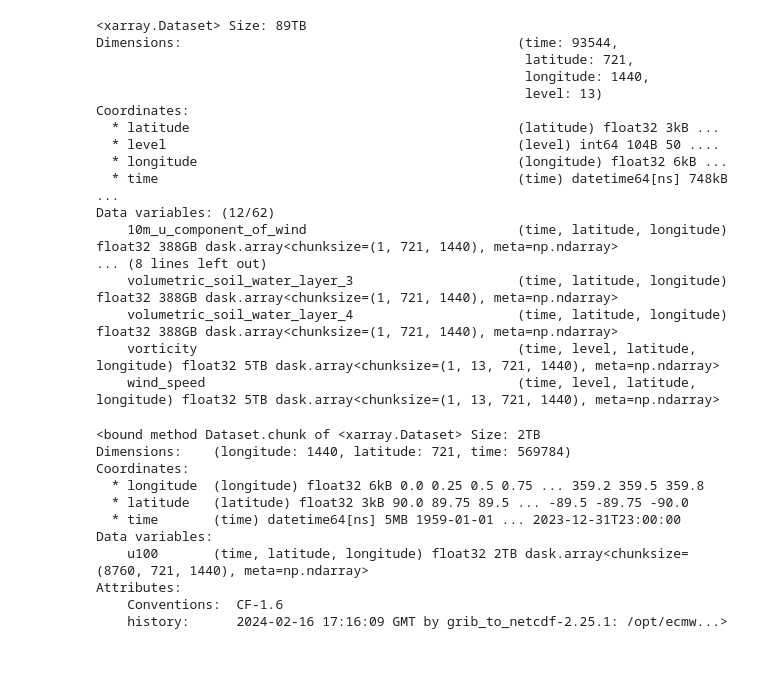
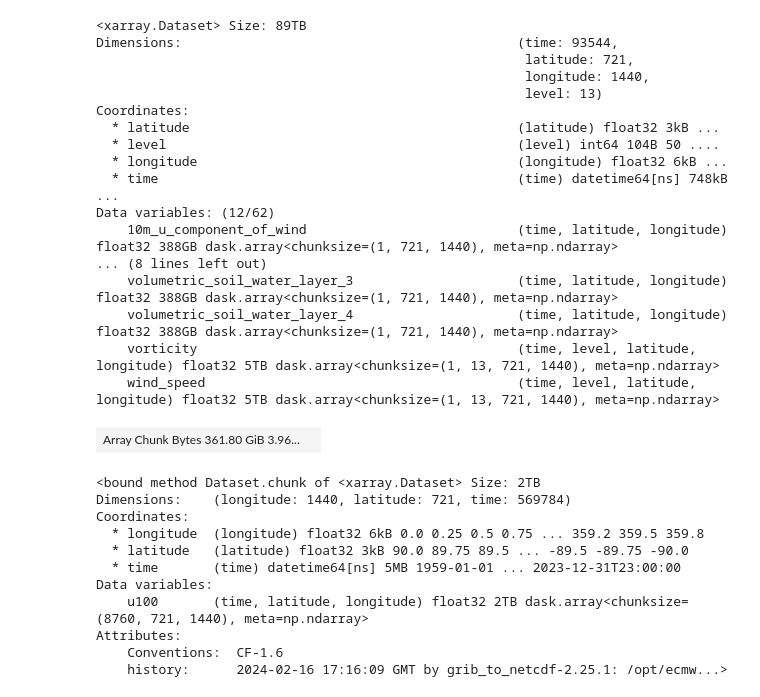
Before and after one commit to Slusny/Modulated-Spherical-Fourier-Neural-Operator, a Jupyter notebook: Test_Zarr.ipynb, the cells around one changed output. Drawn from its saved outputs; the diff is of its cells as text; code cells hidden in the pictures; blank space fills up the shorter version.

```diff
--- a/Test_Zarr.ipynb
+++ b/Test_Zarr.ipynb
@@ -325,6 +363,10 @@ Data variables: (12/62)
     volumetric_soil_water_layer_4                     (time, latitude, longitude) float32 388GB dask.array<chunksize=(1, 721, 1440), meta=np.ndarray>
     vorticity                                         (time, level, latitude, longitude) float32 5TB dask.array<chunksize=(1, 13, 721, 1440), meta=np.ndarray>
     wind_speed                                        (time, level, latitude, longitude) float32 5TB dask.array<chunksize=(1, 13, 721, 1440), meta=np.ndarray>
+# %%
+data.surface_pressure.data
+# %% [output]
+| Array Chunk Bytes 361.80 GiB 3.96... |  |
 # %%
 uera5 = xr.open_mfdataset(path_u)
 # uera5.chunk
```
Also changed, not shown: parts of 3 cells of this notebook, 9 other files.
